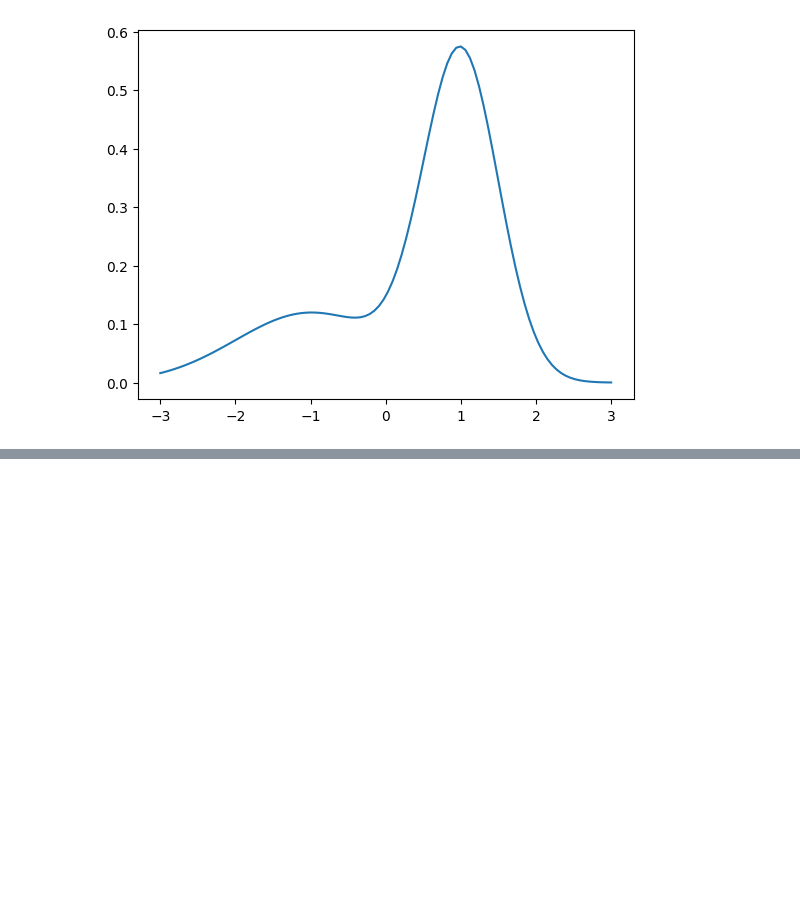
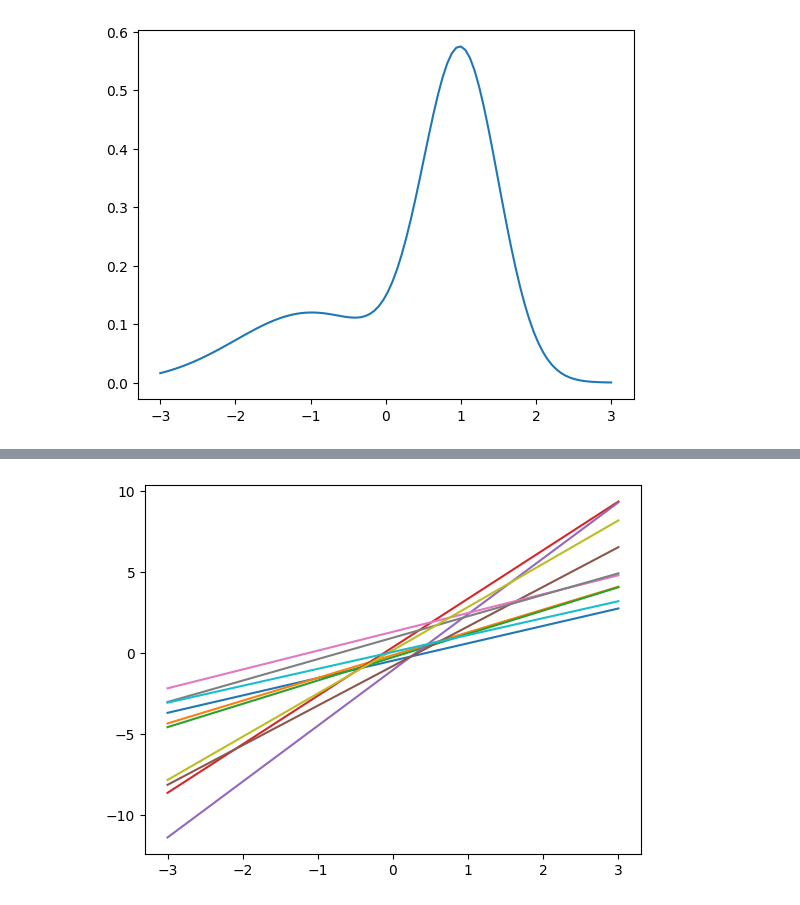
Before and after one commit to 1024xx4/bayes_machine_learning, a Jupyter notebook: probability_distribution.ipynb, the cells around one changed output, grey strips where cells are left out. Saved outputs shown, nothing was run; the diff lists cells and outputs as text; code cells hidden in the pictures; blank space fills up the shorter version.

```diff
--- a/probability_distribution.ipynb
+++ b/probability_distribution.ipynb
@@ -531,0 +551,9 @@ plt.plot(ls, mixture_pdf(mu, d1, d2, ls))
+# %%
+# Gamma分布から Parameter a, b を生成
+plt.figure()
+for i in range(N):
+    a = stats.gamma(1, 1).rvs()
+    b = stats.norm(0, 1).rvs()
+    plt.plot(ls, a * ls +b)
+# %% [output]
+[figure, added]
```
Also changed, not shown: parts of 6 cells of this notebook.
